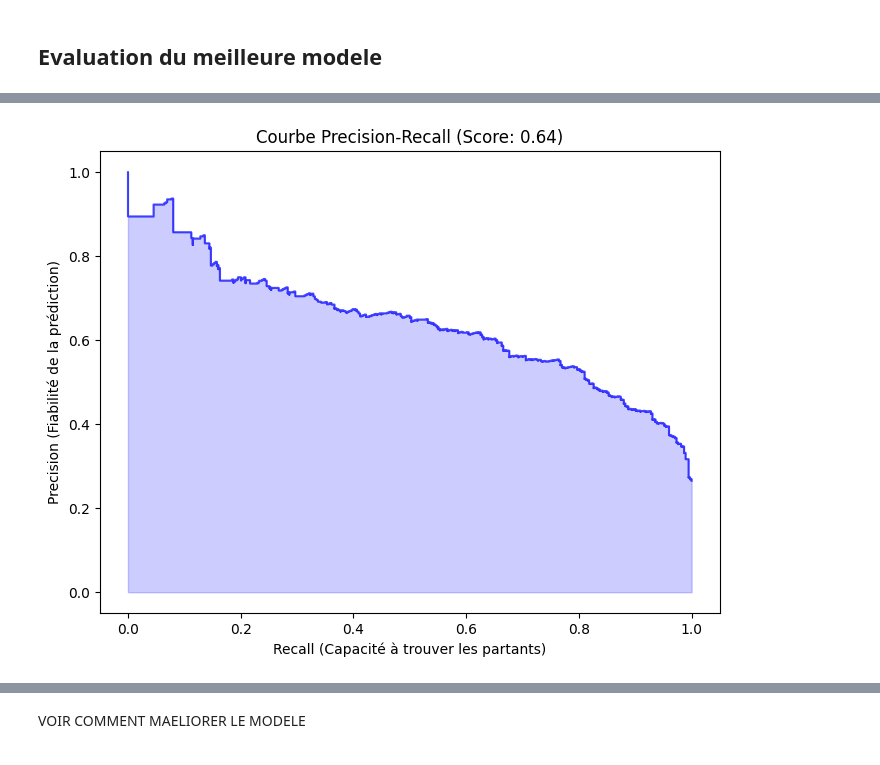
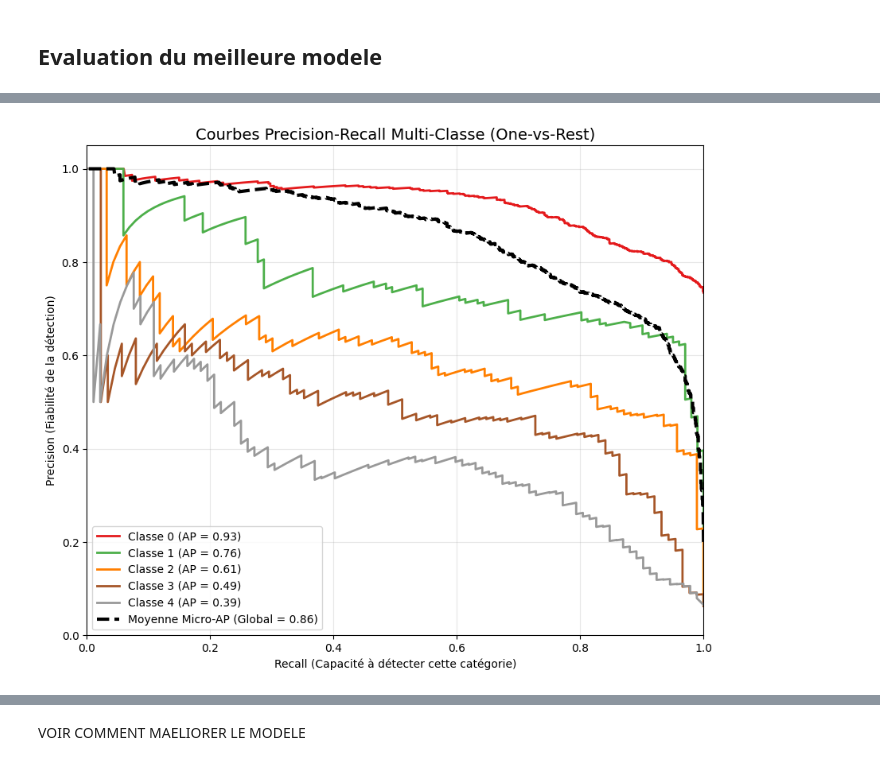
Before and after one commit to Bapt1st3/Telco_Customer_Prediction, a Jupyter notebook: classification.ipynb, the cells around one changed output, grey strips where cells are left out. Saved outputs shown, nothing was run; the diff lists cells and outputs as text; code cells hidden in the pictures.

```diff
--- a/classification.ipynb
+++ b/classification.ipynb
@@ -49,6 +52,6 @@ if is_cat :
 
 df = pd.read_csv(name)
 if is_cat:
-    df = df.drop(columns=['Churn_Period','Churn',"tenure"])
+    df = df.drop(columns=['Churn_Period','Churn'])
 df = df.drop(columns=['Unnamed: 0'])
 # %%
@@ -80,7 +111,7 @@ def preparer_donnees_classification(df, target_column='Churn', test_size=0.2, ra
 X = df.drop(columns=[target_col])
 y = df[target_col]
 
-X_train, X_test, y_train, y_test = preparer_donnees_classification(df, target_column= target_col, keep_cluster=False)
+X_train, X_test, y_train, y_test = preparer_donnees_classification_export(df, target_column= target_col, keep_cluster=True)
 # %%
 # Visualisation en utilisant t-SNE
 from sklearn.manifold import TSNE
@@ -699,7 +506,7 @@ resultat quand on categorise pas le churn ![image.png](attachment:image.png)
 from sklearn.metrics import confusion_matrix
 
 # Calcul pour le meilleur modèle (LightGBM)
-best_model = best_estimators["LightGBM"]
+best_model = best_estimators["Random Forest"]
 y_pred = best_model.predict(X_test)
 cm = confusion_matrix(y_test, y_pred)
 
@@ -722,16 +529,45 @@ On a fait 234 cadeaux inutiles à des clients qui n'allaient pas partir.
 # %%
+from sklearn.preprocessing import label_binarize
 from sklearn.metrics import precision_recall_curve, average_precision_score
+import matplotlib.pyplot as plt
 
-y_prob = best_model.predict_proba(X_test)[:, 1]
-precision, recall, _ = precision_recall_curve(y_test, y_prob)
-avg_p = average_precision_score(y_test, y_prob)
+# 1. Préparation des données
+# On binarise y_test pour le format multi-classe (ex: [0, 1, 2, 3, 4])
+classes = np.unique(y_test)
+n_classes = len(classes)
+y_test_bin = label_binarize(y_test, classes=classes)
+y_prob = best_model.predict_proba(X_test) # Probabilités pour chaque classe
 
-plt.figure(figsize=(8, 6))
-plt.step(recall, precision, where='post', color='b', alpha=0.7)
-plt.fill_between(recall, precision, step='post', alpha=0.2, color='b')
-plt.xlabel('Recall (Capacité à trouver les partants)')
-plt.ylabel('Precision (Fiabilité de la prédiction)')
-plt.title(f'Courbe Precision-Recall (Score: {avg_p:.2f})')
+# 2. Configuration du graphique
+plt.figure(figsize=(10, 8))
+colors = plt.cm.get_cmap('Set1', n_classes)
+
+# 3. Calcul et tracé pour chaque classe
+for i in range(n_classes):
+    precision, recall, _ = precision_recall_curve(y_test_bin[:, i], y_prob[:, i])
+    avg_p = average_precision_score(y_test_bin[:, i], y_prob[:, i])
+
+    # Nom de la classe pour la légende (ex: Churn 3 mois)
+    label_name = f'Classe {classes[i]}'
+
+    plt.plot(recall, precision, color=colors(i), lw=2,
+             label=f'{label_name} (AP = {avg_p:.2f})')
+
+# 4. Ajout de la moyenne "Micro" (Performance globale sur toutes les classes)
+precision_micro, recall_micro, _ = precision_recall_curve(y_test_bin.ravel(), y_prob.ravel())
+avg_p_micro = average_precision_score(y_test_bin, y_prob, average="micro")
+
+plt.plot(recall_micro, precision_micro, color='black', linestyle='--', lw=3,
+         label=f'Moyenne Micro-AP (Global = {avg_p_micro:.2f})')
+
+# 5. Cosmétique
+plt.xlabel('Recall (Capacité à détecter cette catégorie)')
+plt.ylabel('Precision (Fiabilité de la détection)')
+plt.title('Courbes Precision-Recall Multi-Classe (One-vs-Rest)', fontsize=14)
+plt.legend(loc='lower left', fontsize=10)
+plt.grid(True, alpha=0.3)
+plt.xlim([0.0, 1.0])
+plt.ylim([0.0, 1.05])
 plt.show()
 # %% [output]
-[figure, old version]
+[figure, new version]
```
Also changed, not shown: parts of 33 cells of this notebook, 5 other files.
